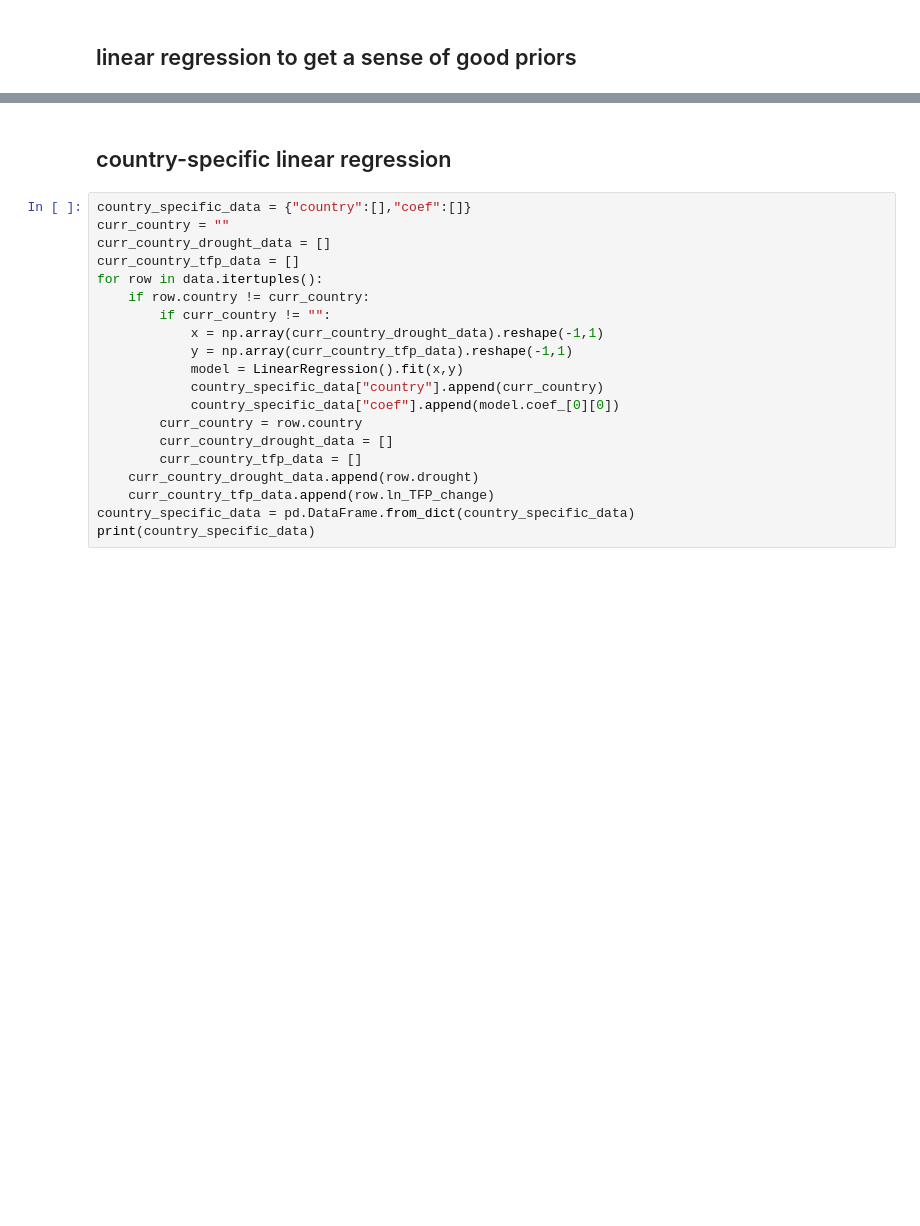
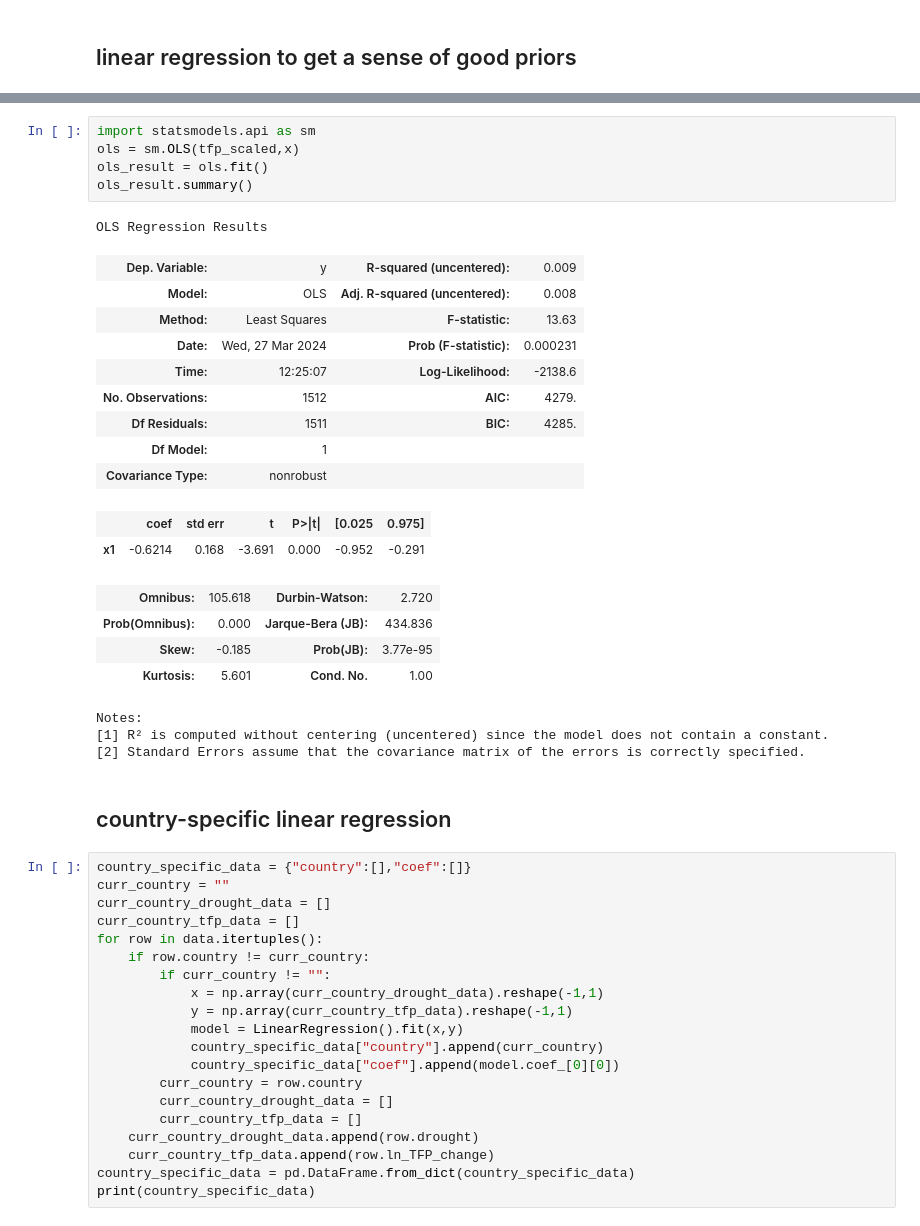
Before and after one commit to greenguy33/environmental-bayesian-modeling, a Jupyter notebook: notebooks/drought-agtfp-gdp-model.ipynb, the cells around one changed output, grey strips where cells are left out. Drawn from its saved outputs; the diff is of its cells as text; blank space fills up the shorter version.

```diff
--- a/notebooks/drought-agtfp-gdp-model.ipynb
+++ b/notebooks/drought-agtfp-gdp-model.ipynb
@@ -55,4 +76,29 @@ print(np.std(data.ln_TFP_change))
 0.0679614290100305
+# %%
+import statsmodels.api as sm
+ols = sm.OLS(tfp_scaled,x)
+ols_result = ols.fit()
+ols_result.summary()
+# %% [output]
+OLS Regression Results
+| Dep. Variable: | y | R-squared (uncentered): | 0.009 |
+| Model: | OLS | Adj. R-squared (uncentered): | 0.008 |
+| Method: | Least Squares | F-statistic: | 13.63 |
+| Date: | Wed, 27 Mar 2024 | Prob (F-statistic): | 0.000231 |
+| Time: | 12:25:07 | Log-Likelihood: | -2138.6 |
+| No. Observations: | 1512 | AIC: | 4279. |
+| Df Residuals: | 1511 | BIC: | 4285. |
+| Df Model: | 1 |  |  |
+| Covariance Type: | nonrobust |  |  |
+|  | coef | std err | t | P>|t| | [0.025 | 0.975] |
+| x1 | -0.6214 | 0.168 | -3.691 | 0.000 | -0.952 | -0.291 |
+| Omnibus: | 105.618 | Durbin-Watson: | 2.720 |
+| Prob(Omnibus): | 0.000 | Jarque-Bera (JB): | 434.836 |
+| Skew: | -0.185 | Prob(JB): | 3.77e-95 |
+| Kurtosis: | 5.601 | Cond. No. | 1.00 |
+Notes:
+[1] R² is computed without centering (uncentered) since the model does not contain a constant.
+[2] Standard Errors assume that the covariance matrix of the errors is correctly specified.
 # %% [markdown]
 ## country-specific linear regression
 # %%
```
Also changed, not shown: parts of 16 cells of this notebook, 1 other file.
